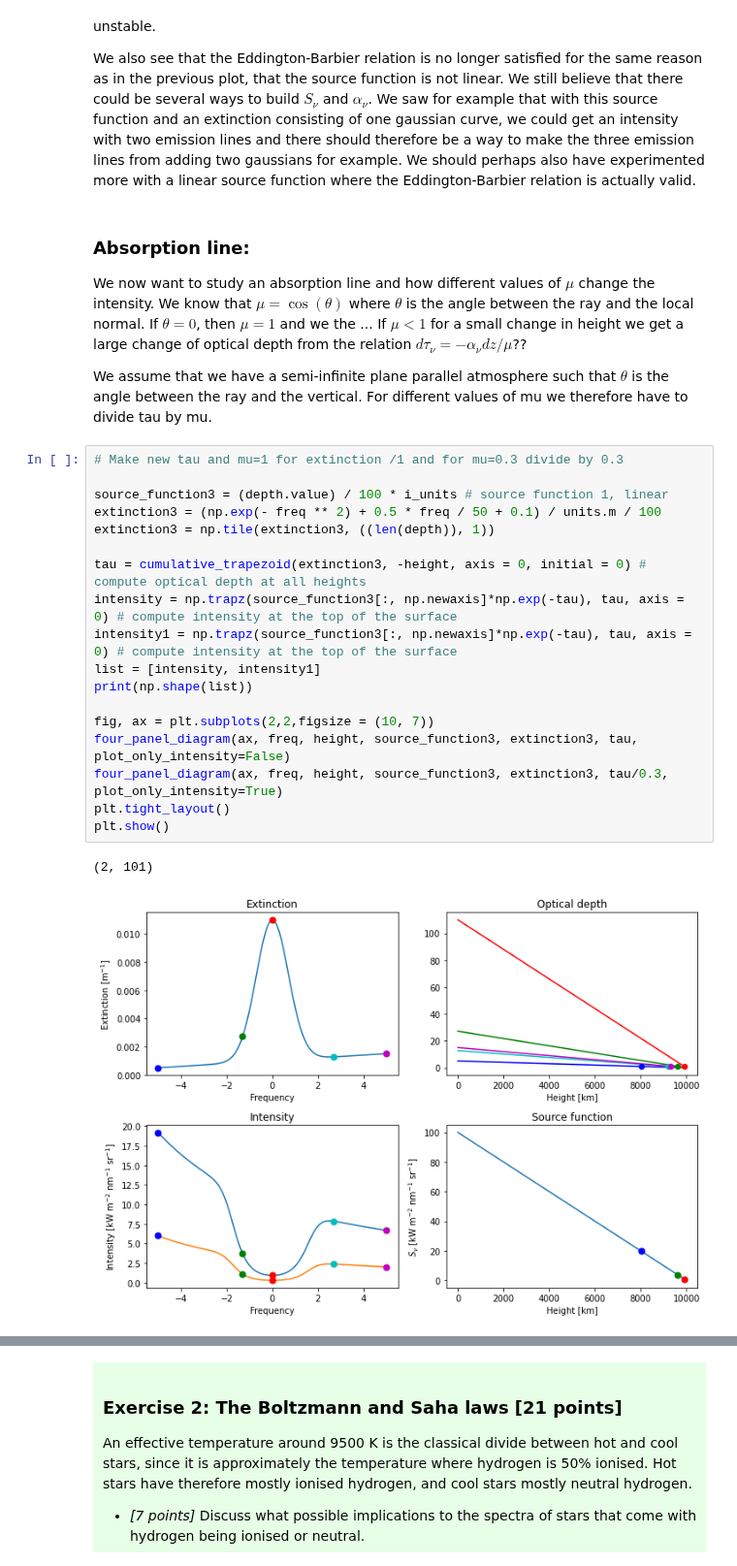
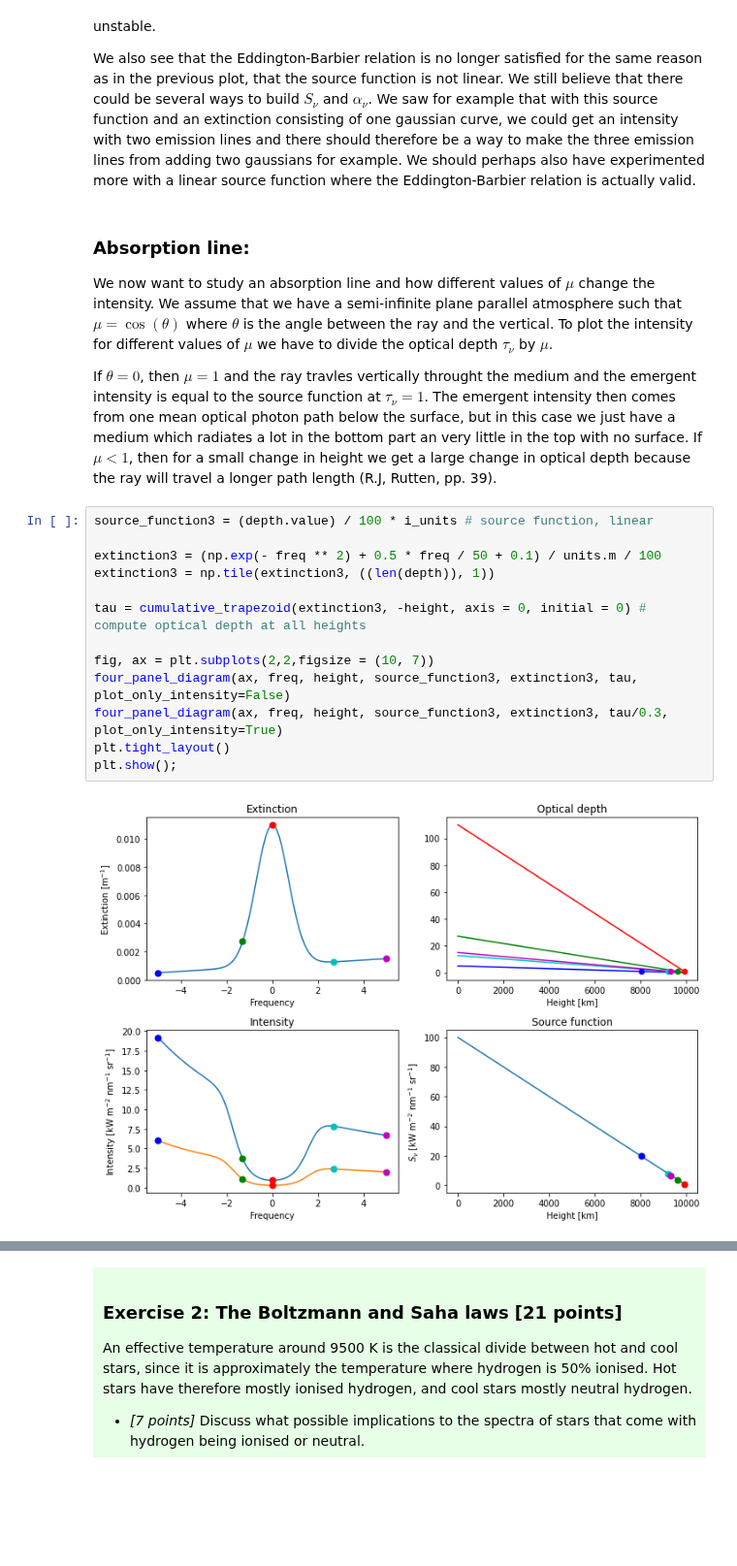
Before and after one commit to Rachelstiansen/AST4310, a Jupyter notebook: project work/project1/project1_student.ipynb, the cells around one changed output, grey strips where cells are left out. Shown at 97% size. Cells and saved outputs as stored; diff of their text form; blank space fills up the shorter version.

```diff
--- a/project work/project1/project1_student.ipynb
+++ b/project work/project1/project1_student.ipynb
@@ -174,29 +175,24 @@ centered around -2, 0 and 3 as in the figure we are given and scaled them accord
 We also see that the Eddington-Barbier relation is no longer satisfied for the same reason as in the previous plot, that the source function is not linear. We still believe that there could be several ways to build $S_{\nu}$ and $\alpha_{\nu}$. We saw for example that with this source function and an extinction consisting of one gaussian curve, we could get an intensity with two emission lines and there should therefore be a way to make the three emission lines from adding two gaussians for example. We should perhaps also have experimented more with a linear source function where the Eddington-Barbier relation is actually valid.
 # %% [markdown]
 ### Absorption line:
-We now want to study an absorption line and how different values of $\mu$ change the intensity. We know that $\mu = \cos(\theta)$ where $\theta$ is the angle between the ray and the local normal. If $\theta = 0$, then $\mu = 1$ and we the ... If $\mu < 1$ for a small change in height we get a large change of optical depth from the relation $d \tau_{\nu} = - \alpha_{\nu} dz / \mu$??
+We now want to study an absorption line and how different values of $\mu$ change the intensity. We assume that we have a semi-infinite plane parallel atmosphere such  that $\mu = \cos(\theta)$ where $\theta$ is the angle between the ray and the vertical. To plot the intensity for different values of $\mu$ we have to divide the optical depth $\tau_{\nu}$ by $\mu$.
 
-We assume that we have a semi-infinite plane parallel atmosphere such that $\theta$ is the angle between the ray and the vertical. For different values of mu we therefore have to divide tau by mu.
+
+If $\theta = 0$, then $\mu = 1$ and the ray travles vertically throught the medium and the emergent intensity is equal to the source function at $\tau_{\nu} = 1$. The emergent intensity then comes from one mean optical photon path below the surface, but in this case we just have a medium which radiates a lot in the bottom part an very little in the top with no surface. If $\mu < 1$, then for a small change in height we get a large change in optical depth because the ray will travel a longer path length (R.J, Rutten, pp. 39).
 # %%
-# Make new tau and mu=1 for extinction /1 and for mu=0.3 divide by 0.3
+source_function3 = (depth.value) / 100 * i_units # source function, linear
 
-source_function3 = (depth.value) / 100 * i_units # source function 1, linear
 extinction3 = (np.exp(- freq ** 2) + 0.5 * freq / 50 + 0.1) / units.m / 100
 extinction3 = np.tile(extinction3, ((len(depth)), 1))
 
 tau = cumulative_trapezoid(extinction3, -height, axis = 0, initial = 0) # compute optical depth at all heights
-intensity = np.trapz(source_function3[:, np.newaxis]*np.exp(-tau), tau, axis = 0) # compute intensity at the top of the surface
-intensity1 = np.trapz(source_function3[:, np.newaxis]*np.exp(-tau), tau, axis = 0) # compute intensity at the top of the surface
-list = [intensity, intensity1]
-print(np.shape(list))
 
 fig, ax = plt.subplots(2,2,figsize = (10, 7))
 four_panel_diagram(ax, freq, height, source_function3, extinction3, tau, plot_only_intensity=False)
 four_panel_diagram(ax, freq, height, source_function3, extinction3, tau/0.3, plot_only_intensity=True)
 plt.tight_layout()
-plt.show()
+plt.show();
 # %% [output]
-(2, 101)
-[figure, old version]
+[figure, new version]
 # %% [markdown]
 The orange graph in the intensity panel shows the intensity for $\mu = 0.3$ and the blue one shows the intensity for $\mu = 1$.
```
Also changed, not shown: parts of 5 cells of this notebook.
